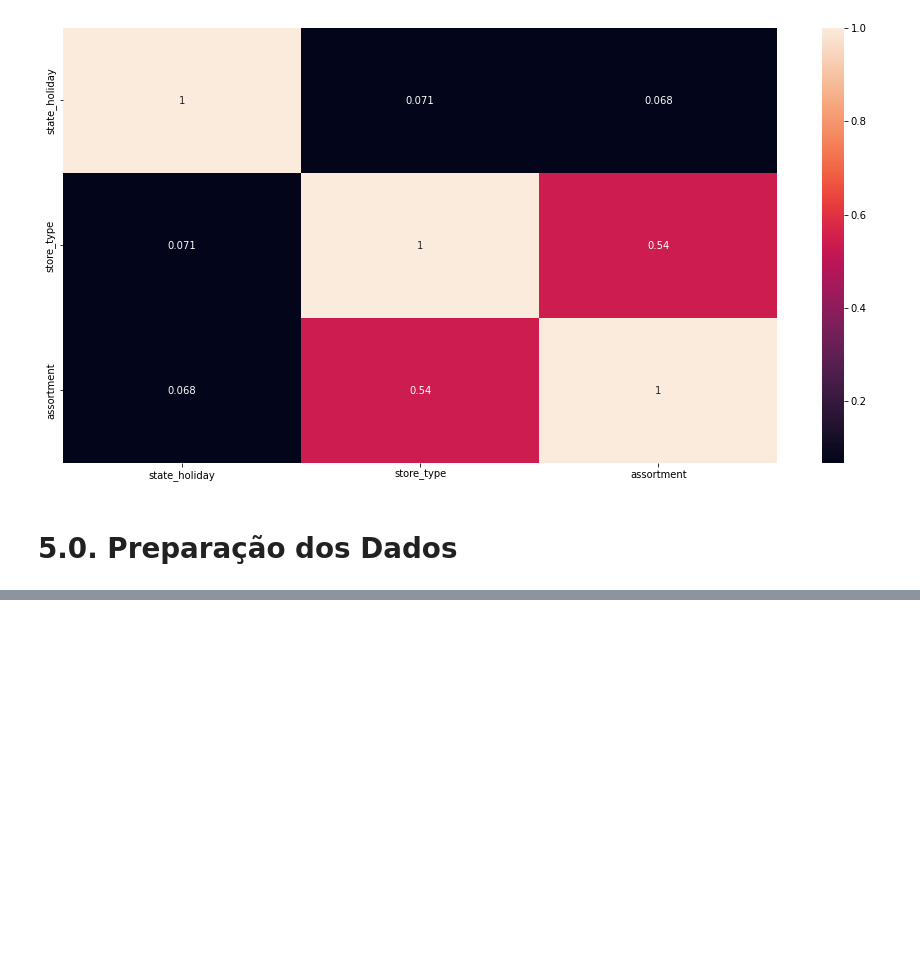
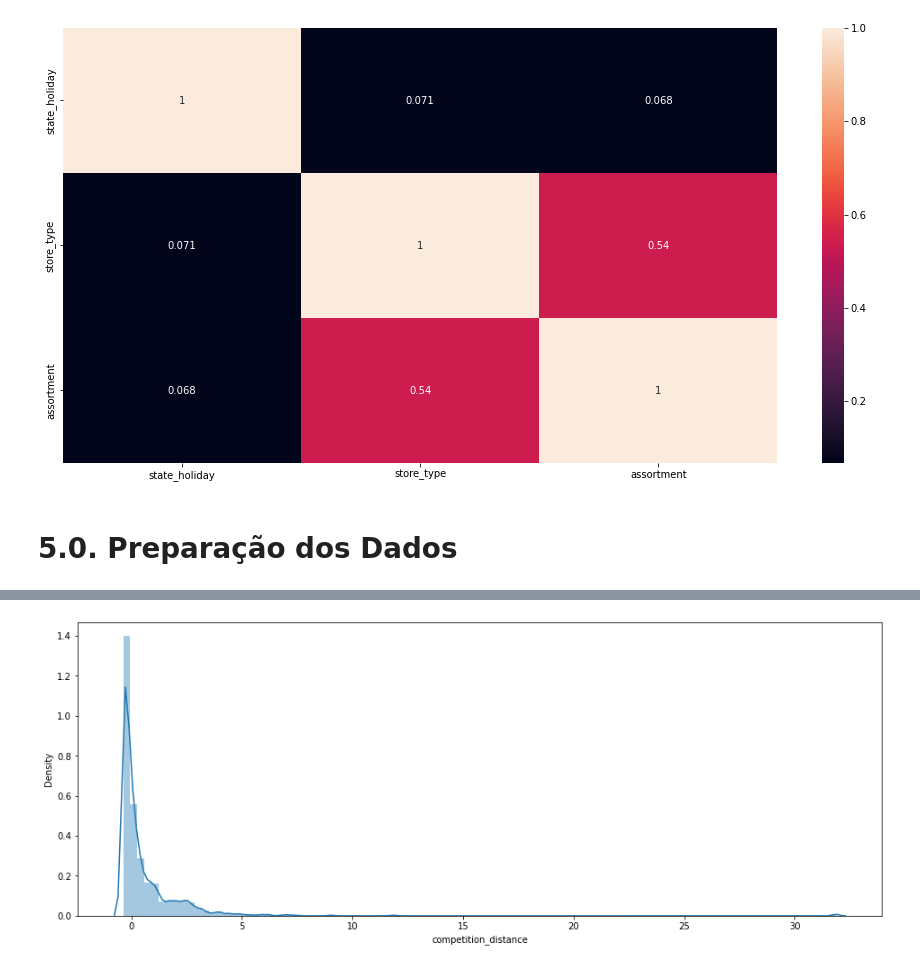
Before and after one commit to LucasAsilveira/DS-Em-Producao, a Jupyter notebook: mod05_data_preparation.ipynb, the cells around one changed output, grey strips where cells are left out. Drawn from its saved outputs; the diff is of its cells as text; code cells hidden in the pictures; blank space fills up the shorter version.

```diff
--- a/mod05_data_preparation.ipynb
+++ b/mod05_data_preparation.ipynb
@@ -937,0 +944,21 @@ Ao analisar as variáveis na cessão '4.1.2 Numerical Variable', vemos que as va
+# %%
+# A função RobustScaler(), transforma os valores para uma mesma escala usando os quartis no calculo
+# É mais usada nos casos de variáveis que possuem outliers com valores elevados.
+rs = RobustScaler()
+rms = MinMaxScaler()
+
+# competition distance
+df5['competition_distance' ]= rs.fit_transform( df5[['competition_distance']].values )
+
+# competition time month
+df5['competition_time_month' ]= rs.fit_transform( df5[['competition_time_month']].values )
+
+# promo time week
+df5['promo_time_week' ]= rms.fit_transform( df5[['promo_time_week']].values )
+
+# year
+df5['year']= rms.fit_transform( df5[['year']].values )
+# %%
+sns.distplot( df5['competition_distance'], bins = 100).figure.set_size_inches(16,6);
+# %% [output]
+[figure, added]
```
Also changed, not shown: parts of 15 cells of this notebook.
